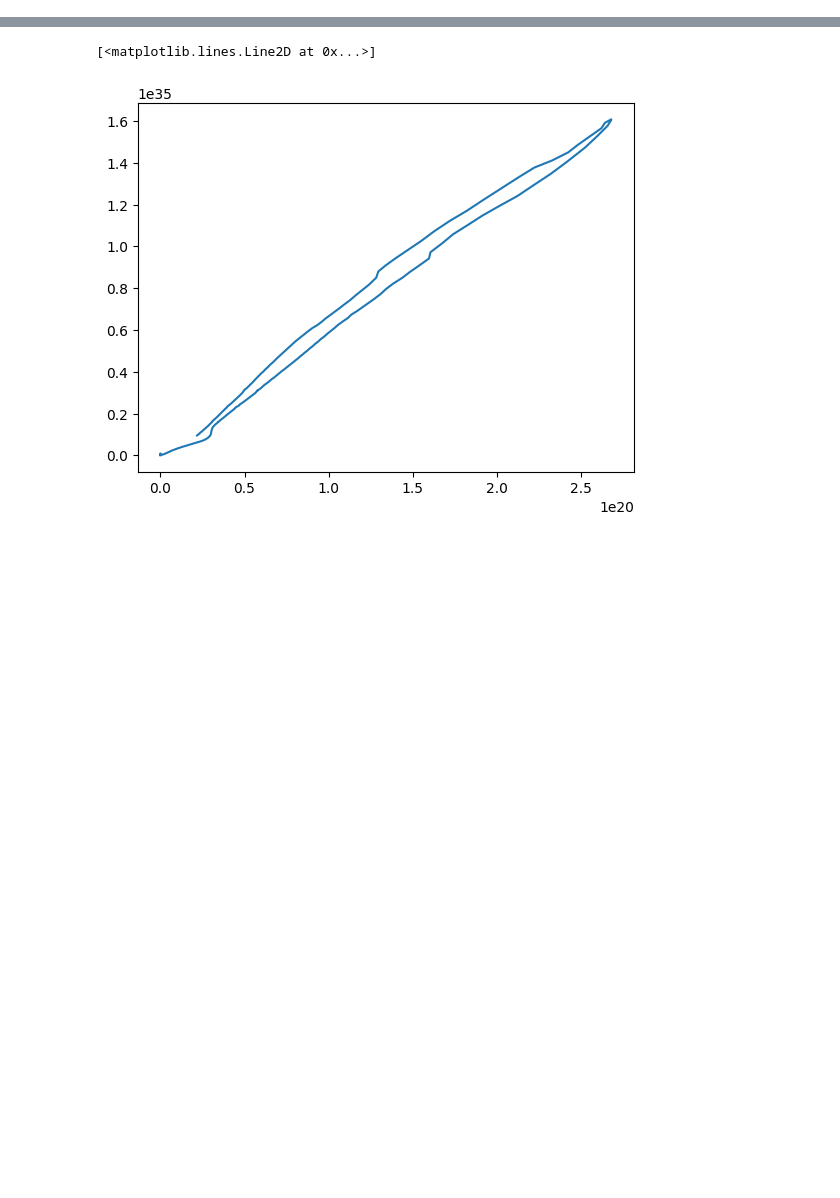
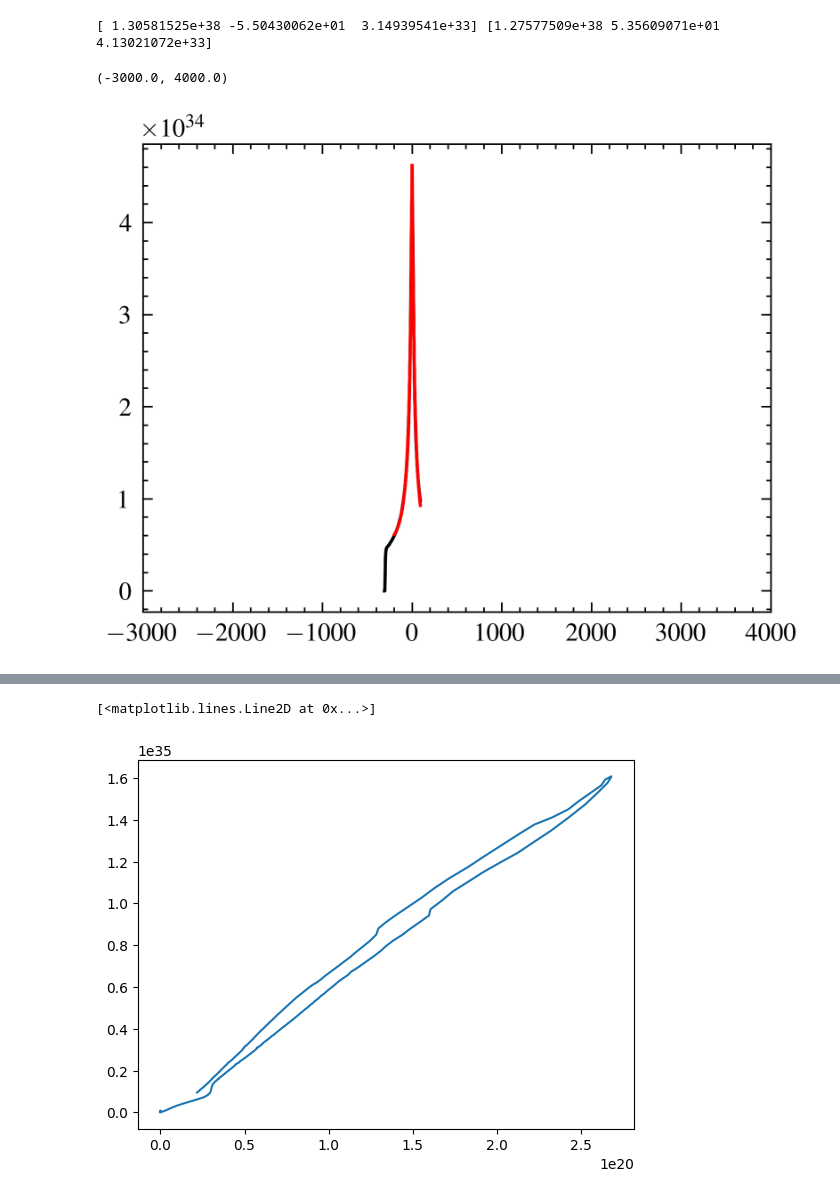
Before and after one commit to tjones8620/binary_star_scripts, a Jupyter notebook: xray-luminosity/luminosity.ipynb, the cells around one changed output, grey strips where cells are left out. Drawn from its saved outputs; the diff is of its cells as text; code cells hidden in the pictures; blank space fills up the shorter version.

```diff
--- a/xray-luminosity/luminosity.ipynb
+++ b/xray-luminosity/luminosity.ipynb
@@ -85,2 +91,30 @@ ax2.legend(loc='upper left', ncol=2, framealpha=1, frameon=True, fontsize=5)
+# %%
+from scipy.optimize import curve_fit
+
+def fitting_func(x, a, b, c):
+    return a * 1/(x-b)**2 + c
+
+df2 = df.loc[df['time [d]'] > 0]
+df3 = df.loc[df['time [d]'] < 0]
+df3 = df3.loc[df3['time [d]'] > -200]
+
+times_pos = df2['time [d]']
+times_neg = df3['time [d]']
+luminosities_pos = df2['L(2keV < E < 10keV)']
+luminosities_neg = df3['L(2keV < E < 10keV)']
+
+plt.plot(df['time [d]'], df['L(2keV < E < 10keV)'], color='black')
+
+fit1, cov1 = curve_fit(fitting_func, times_pos,luminosities_pos, p0=[2e34, 0, 0.7e34])
+fit2, cov2 = curve_fit(fitting_func, times_neg,luminosities_neg, p0=[2e34, 0, 0.7e34])
+
+print(fit1, fit2)
+plt.plot(times_pos, fitting_func(times_pos, *fit1), color='red')
+plt.plot(times_neg, fitting_func(times_neg, *fit2), color='red')
+plt.xlim(-3000, 4000)
+# %% [output]
+[ 1.30581525e+38 -5.50430062e+01  3.14939541e+33] [1.27577509e+38 5.35609071e+01 4.13021072e+33]
+(-3000.0, 4000.0)
+[figure, added]
 # %%
 fig, ax1 = plt.subplots()
```
Also changed, not shown: parts of 9 cells of this notebook, 16 other files.
